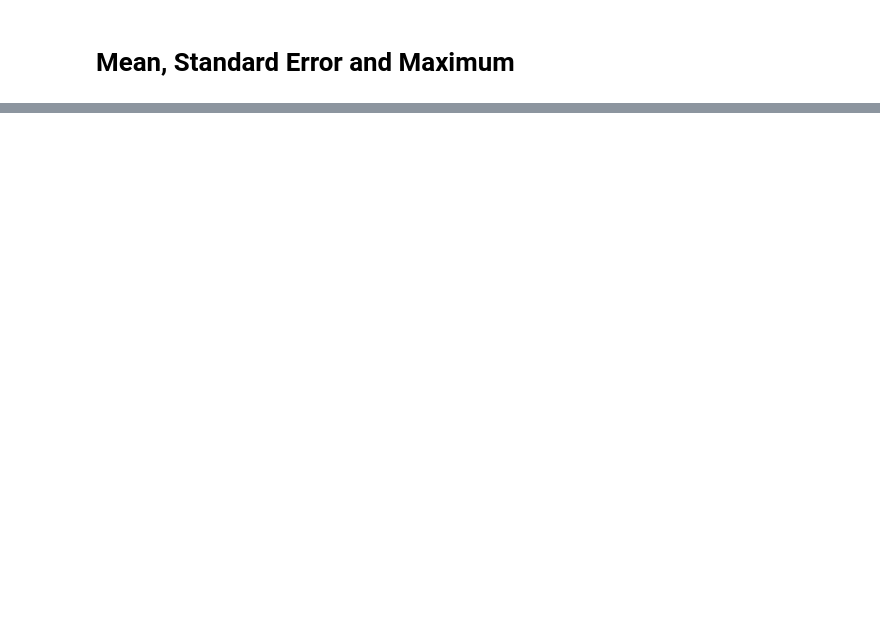
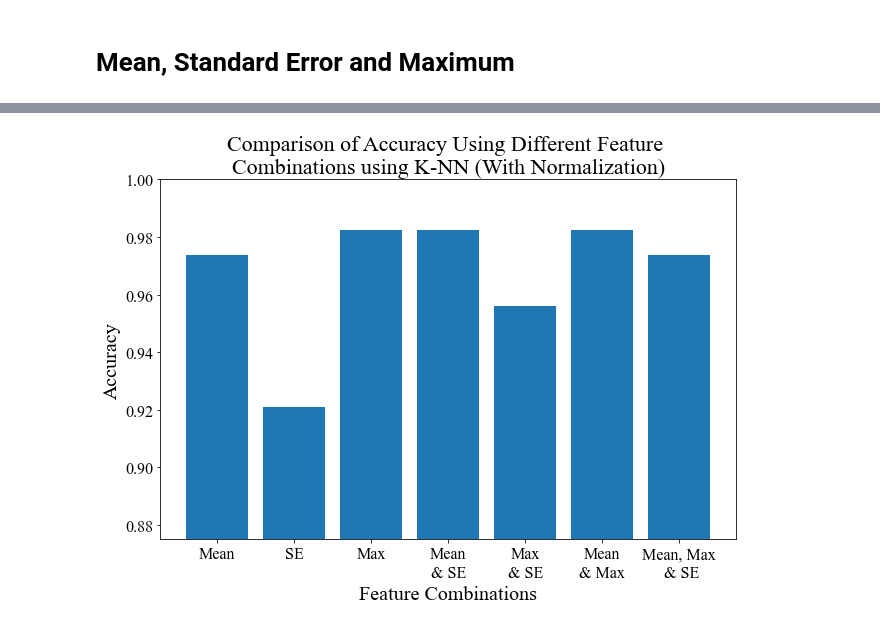
Before and after one commit to NavoditC/24787_Project, a Jupyter notebook: K-NN_Normalized.ipynb, the cells around one changed output, grey strips where cells are left out. Cells and saved outputs as stored; diff of their text form; code cells hidden in the pictures; blank space fills up the shorter version.

```diff
--- a/K-NN_Normalized.ipynb
+++ b/K-NN_Normalized.ipynb
@@ -374,0 +376,21 @@ Confusion matrix:
+# %%
+fig = plt.figure(figsize=(8,5))
+ax = fig.add_axes([0,0,1,1])
+plt.rcParams["font.family"] = "Times New Roman"
+
+feature_comb = ['Mean', 'SE', 'Max', 'Mean\n& SE', 'Max\n& SE', 'Mean\n& Max', 'Mean, Max\n & SE']
+
+accuracy = [0.973684,0.921053,0.982456,0.982456,0.956140,0.982456,0.973684]
+ax.bar(feature_comb,accuracy)
+ax.set_xlabel('Feature Combinations', fontsize = 20)
+ax.set_ylabel('Accuracy', fontsize = 20)
+ax.set_title('Comparison of Accuracy Using Different Feature \nCombinations using K-NN (With Normalization)', fontsize = 22)
+
+for label in (ax.get_xticklabels() + ax.get_yticklabels()):
+    label.set_fontsize(16)
+
+plt.ylim([0.875, 1])
+plt.tight_layout()
+plt.show()
+# %% [output]
+[figure, added]
```
Also changed, not shown: parts of 27 cells of this notebook, 2 other files.
